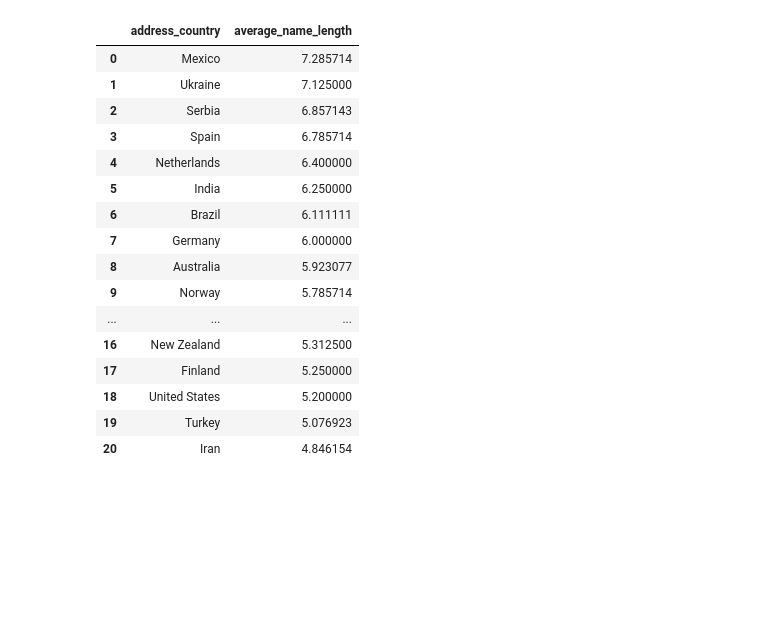
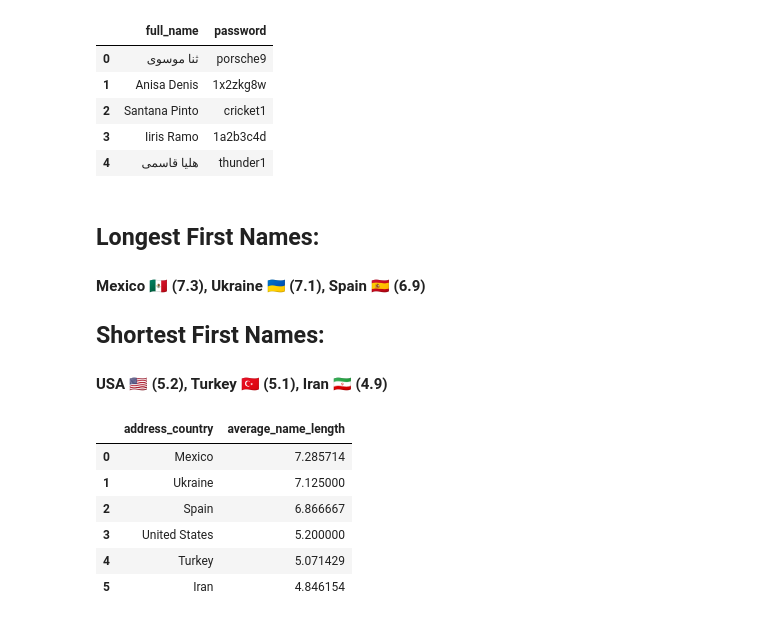
Before and after one commit to abodesy14/restore, a Jupyter notebook: analysis/people_analysis.ipynb, the cells around one changed output. Saved outputs shown, nothing was run; the diff lists cells and outputs as text; code cells hidden in the pictures; blank space fills up the shorter version.

```diff
--- a/analysis/people_analysis.ipynb
+++ b/analysis/people_analysis.ipynb
@@ -42,21 +28,55 @@ people_df
+# %%
+top_passwords_query = """
+select
+    full_name,
+    password
+from all_people
+where password_complexity_score = (select max(password_complexity_score) from all_people)
+order by password_complexity_score desc
+"""
+
+top_passwords_query = con.execute(top_passwords_query).df()
+top_passwords_query
+# %% [output]
+|  | full_name | password |
+| 0 | ثنا موسوی | porsche9 |
+| 1 | Anisa Denis | 1x2zkg8w |
+| 2 | Santana Pinto | cricket1 |
+| 3 | Iiris Ramo | 1a2b3c4d |
+| 4 | هلیا قاسمی | thunder1 |
+# %% [markdown]
+## Longest First Names:
+#### Mexico 🇲🇽 (7.3), Ukraine 🇺🇦 (7.1), Spain 🇪🇸 (6.9)
+
+## Shortest First Names:
+#### USA 🇺🇸 (5.2), Turkey 🇹🇷 (5.1), Iran 🇮🇷 (4.9)
 # %%
-password_length = con.execute("select address_country, avg(len(first_name)) as average_name_length from people_mart group by 1 order by 2 desc").df()
-password_length
+name_length_query = """
+with name_length as (
+    select
+        address_country,
+        avg(len(first_name)) as average_name_length,
+        row_number() over (order by average_name_length desc) as longest_names,
+        row_number() over (order by average_name_length) as shortest_names
+    from people_mart
+    group by 1
+    order by 2 desc
+)
+
+select
+    address_country,
+    average_name_length
+from name_length
+where longest_names <= 3 or shortest_names <= 3
+"""
+
+name_length_query = con.execute(name_length_query).df()
+name_length_query
 # %% [output]
 |  | address_country | average_name_length |
 | 0 | Mexico | 7.285714 |
 | 1 | Ukraine | 7.125000 |
-| 2 | Serbia | 6.857143 |
-| 3 | Spain | 6.785714 |
-| 4 | Netherlands | 6.400000 |
-| 5 | India | 6.250000 |
-| 6 | Brazil | 6.111111 |
-| 7 | Germany | 6.000000 |
-| 8 | Australia | 5.923077 |
-| 9 | Norway | 5.785714 |
-| ... | ... | ... |
-| 16 | New Zealand | 5.312500 |
-| 17 | Finland | 5.250000 |
-| 18 | United States | 5.200000 |
-| 19 | Turkey | 5.076923 |
-| 20 | Iran | 4.846154 |
+| 2 | Spain | 6.866667 |
+| 3 | United States | 5.200000 |
+| 4 | Turkey | 5.071429 |
+| 5 | Iran | 4.846154 |
```
Also changed, not shown: parts of 9 cells of this notebook.
